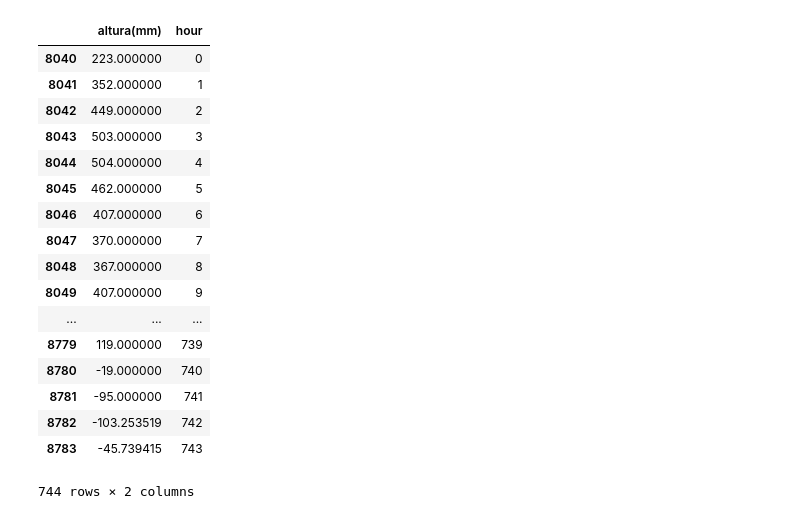
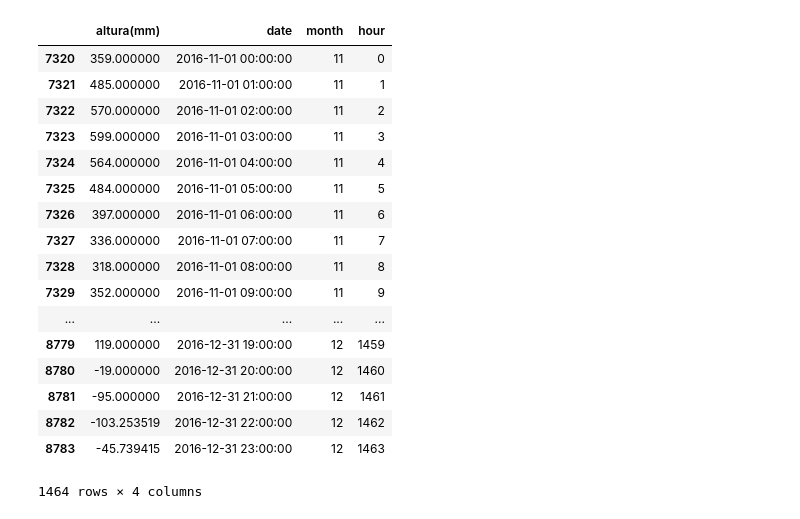
Before and after one commit to nayo666/computacional1, a Jupyter notebook: Actividad6/manzanillo.ipynb, the cells around one changed output. Drawn from its saved outputs; the diff is of its cells as text; code cells hidden in the pictures.

```diff
--- a/Actividad6/manzanillo.ipynb
+++ b/Actividad6/manzanillo.ipynb
@@ -84 +174,22 @@ df_dic
+# %%
+df_nd
+# %% [output]
+|  | altura(mm) | date | month | hour |
+| 7320 | 359.000000 | 2016-11-01 00:00:00 | 11 | 0 |
+| 7321 | 485.000000 | 2016-11-01 01:00:00 | 11 | 1 |
+| 7322 | 570.000000 | 2016-11-01 02:00:00 | 11 | 2 |
+| 7323 | 599.000000 | 2016-11-01 03:00:00 | 11 | 3 |
+| 7324 | 564.000000 | 2016-11-01 04:00:00 | 11 | 4 |
+| 7325 | 484.000000 | 2016-11-01 05:00:00 | 11 | 5 |
+| 7326 | 397.000000 | 2016-11-01 06:00:00 | 11 | 6 |
+| 7327 | 336.000000 | 2016-11-01 07:00:00 | 11 | 7 |
+| 7328 | 318.000000 | 2016-11-01 08:00:00 | 11 | 8 |
+| 7329 | 352.000000 | 2016-11-01 09:00:00 | 11 | 9 |
+| ... | ... | ... | ... | ... |
+| 8779 | 119.000000 | 2016-12-31 19:00:00 | 12 | 1459 |
+| 8780 | -19.000000 | 2016-12-31 20:00:00 | 12 | 1460 |
+| 8781 | -95.000000 | 2016-12-31 21:00:00 | 12 | 1461 |
+| 8782 | -103.253519 | 2016-12-31 22:00:00 | 12 | 1462 |
+| 8783 | -45.739415 | 2016-12-31 23:00:00 | 12 | 1463 |
+1464 rows × 4 columns
 # %%
@@ -88,21 +198,0 @@ del df_dic[u'date']
-# %%
-df_dic
-# %% [output]
-|  | altura(mm) | hour |
-| 8040 | 223.000000 | 0 |
-| 8041 | 352.000000 | 1 |
-| 8042 | 449.000000 | 2 |
-| 8043 | 503.000000 | 3 |
-| 8044 | 504.000000 | 4 |
-| 8045 | 462.000000 | 5 |
-| 8046 | 407.000000 | 6 |
-| 8047 | 370.000000 | 7 |
-| 8048 | 367.000000 | 8 |
-| 8049 | 407.000000 | 9 |
-| ... | ... | ... |
-| 8779 | 119.000000 | 739 |
-| 8780 | -19.000000 | 740 |
-| 8781 | -95.000000 | 741 |
-| 8782 | -103.253519 | 742 |
-| 8783 | -45.739415 | 743 |
-744 rows × 2 columns
```
Also changed, not shown: parts of 20 cells of this notebook, 1 other file.
